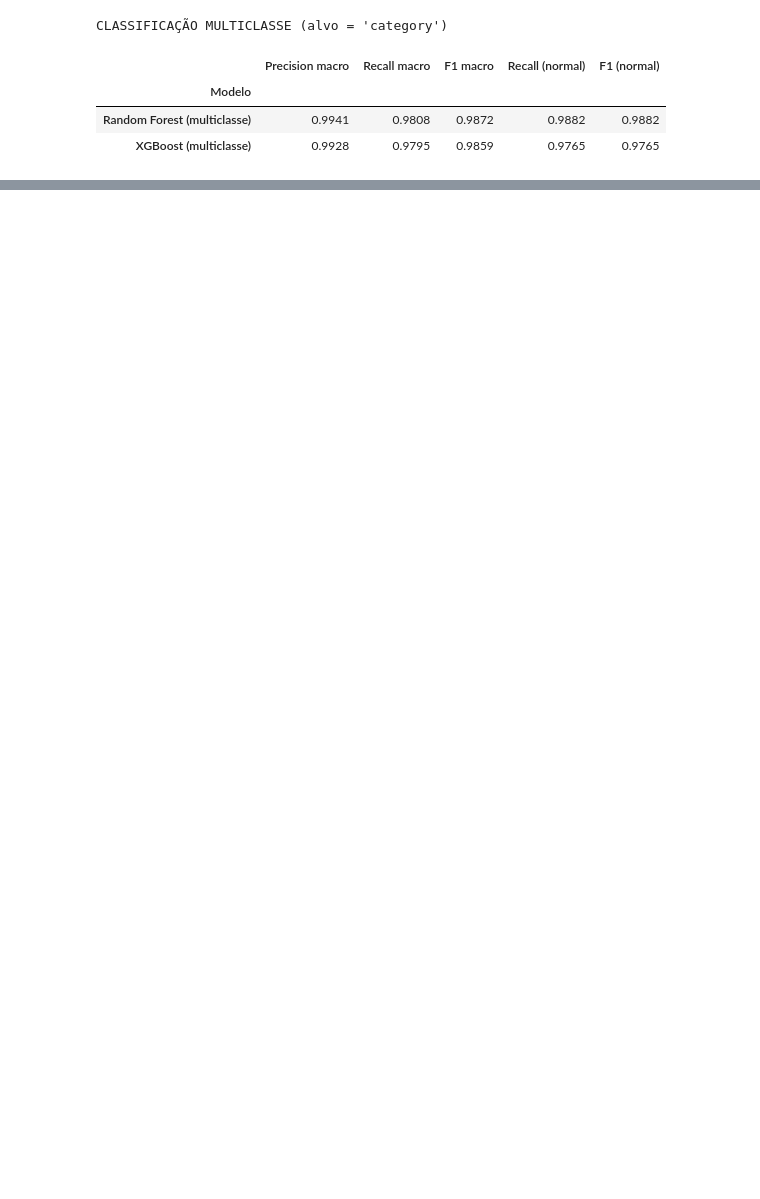
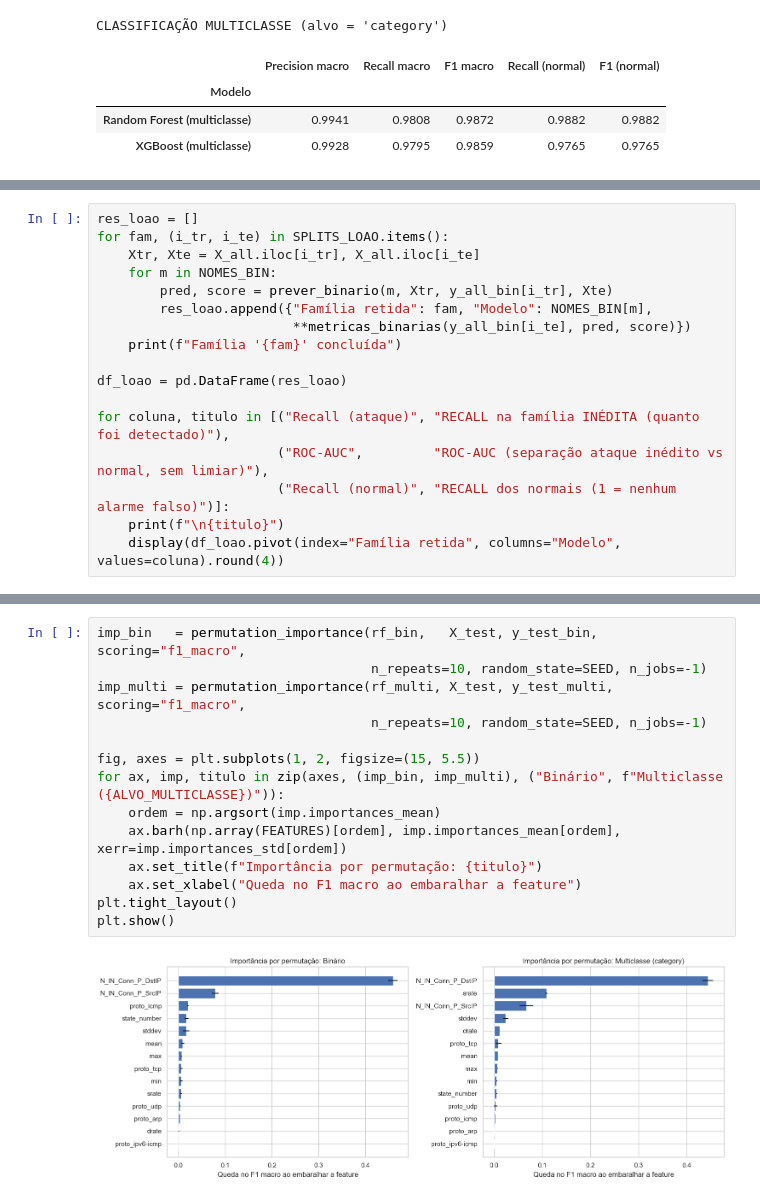
Before and after one commit to KauaLQ/cyber-sentinel, a Jupyter notebook: IoT/main.ipynb, the cells around one changed output, grey strips where cells are left out. Cells and saved outputs as stored; diff of their text form; blank space fills up the shorter version.

Commit message:
Segundo teste de avaliação - Ablação e Permutação

```diff
--- a/IoT/main.ipynb
+++ b/IoT/main.ipynb
@@ -700,0 +988,17 @@ CLASSIFICAÇÃO MULTICLASSE (alvo = 'category')
+# %%
+res_loao = []
+for fam, (i_tr, i_te) in SPLITS_LOAO.items():
+    Xtr, Xte = X_all.iloc[i_tr], X_all.iloc[i_te]
+    for m in NOMES_BIN:
+        pred, score = prever_binario(m, Xtr, y_all_bin[i_tr], Xte)
+        res_loao.append({"Família retida": fam, "Modelo": NOMES_BIN[m],
+                         **metricas_binarias(y_all_bin[i_te], pred, score)})
+    print(f"Família '{fam}' concluída")
+
+df_loao = pd.DataFrame(res_loao)
+
+for coluna, titulo in [("Recall (ataque)", "RECALL na família INÉDITA (quanto foi detectado)"),
+                       ("ROC-AUC",         "ROC-AUC (separação ataque inédito vs normal, sem limiar)"),
+                       ("Recall (normal)", "RECALL dos normais (1 = nenhum alarme falso)")]:
+    print(f"\n{titulo}")
+    display(df_loao.pivot(index="Família retida", columns="Modelo", values=coluna).round(4))
@@ -700,0 +1124,16 @@ CLASSIFICAÇÃO MULTICLASSE (alvo = 'category')
+# %%
+imp_bin   = permutation_importance(rf_bin,   X_test, y_test_bin,   scoring="f1_macro",
+                                   n_repeats=10, random_state=SEED, n_jobs=-1)
+imp_multi = permutation_importance(rf_multi, X_test, y_test_multi, scoring="f1_macro",
+                                   n_repeats=10, random_state=SEED, n_jobs=-1)
+
+fig, axes = plt.subplots(1, 2, figsize=(15, 5.5))
+for ax, imp, titulo in zip(axes, (imp_bin, imp_multi), ("Binário", f"Multiclasse ({ALVO_MULTICLASSE})")):
+    ordem = np.argsort(imp.importances_mean)
+    ax.barh(np.array(FEATURES)[ordem], imp.importances_mean[ordem], xerr=imp.importances_std[ordem])
+    ax.set_title(f"Importância por permutação: {titulo}")
+    ax.set_xlabel("Queda no F1 macro ao embaralhar a feature")
+plt.tight_layout()
+plt.show()
+# %% [output]
+[figure, added]
```
Also changed, not shown: parts of 17 cells of this notebook.
